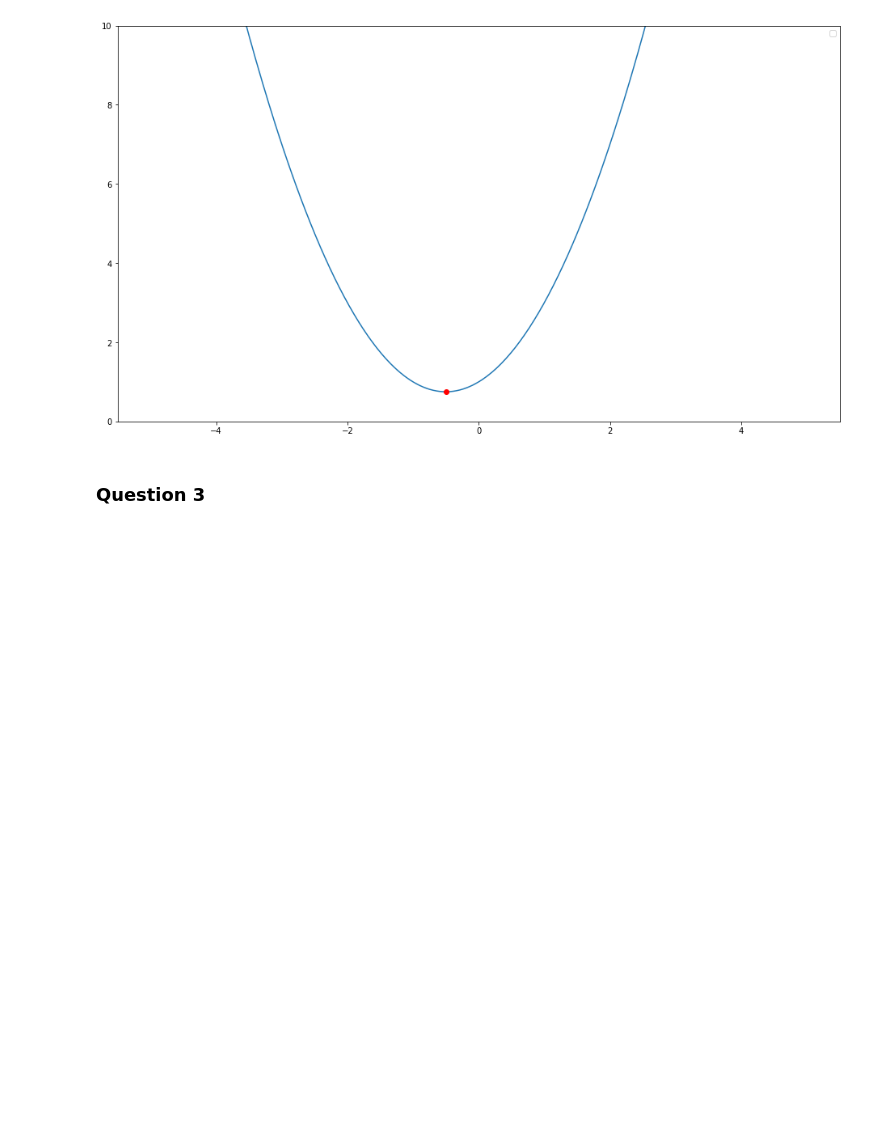
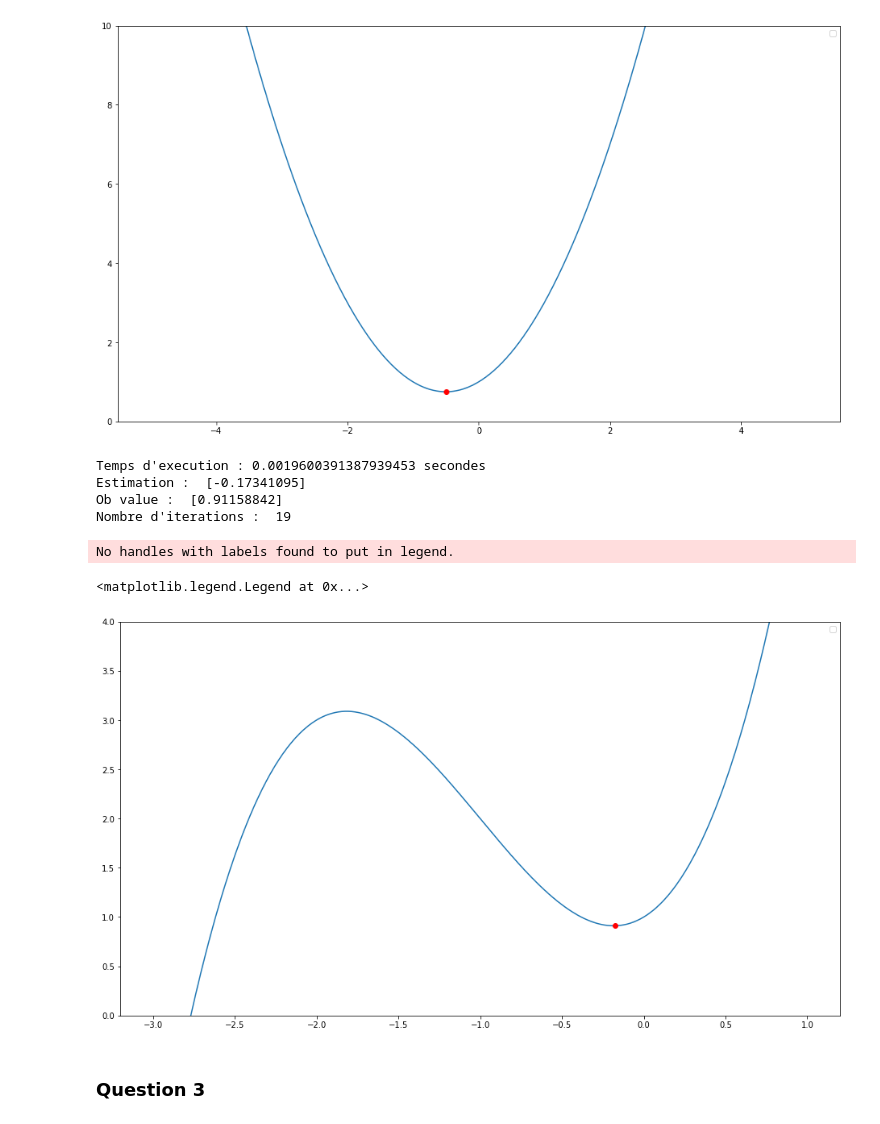
Before and after one commit to DaniGodin/ocvx, a Jupyter notebook: Code.ipynb, the cells around one changed output. Cells and saved outputs as stored; diff of their text form; code cells hidden in the pictures; blank space fills up the shorter version.

Commit message:
cubic_function added

```diff
--- a/Code.ipynb
+++ b/Code.ipynb
@@ -82,4 +82,17 @@ exp_1_d = {
 }
 
 exp_1 = test_function(**exp_1_d)
+# %%
+cubic_1_d = {
+    "name": "cubic_1",
+    "dim" : 1,
+    "nb_params" : 1,
+    "convex" : False,
+    "value" : (lambda x: np.power(x,3) + 3*np.square(x) + x + 1),
+    "grad"  : (lambda x: 3*np.square(x) + 6*x + 1),
+    "hess"  : (lambda x: 6*x + 6),
+    "HCN"   : 1
+}
+
+cubic_1 = test_function(**cubic_1_d)
 # %%
@@ -169,6 +182,30 @@ ax.legend()
 No handles with labels found to put in legend.
 <matplotlib.legend.Legend at 0x...>
 [figure]
+# %%
+start = time.time()
+newton_op_pt, newton_ob_val, newton_n_iter = newton(cubic_1, np.array(3))
+print("Temps d'execution : %s secondes" % (time.time() - start))
+print("Estimation : ", newton_op_pt)
+print("Ob value : ", newton_ob_val)
+print("Nombre d'iterations : ", newton_n_iter)
+# %% [output]
+Temps d'execution : 0.0019600391387939453 secondes
+Estimation :  [-0.17341095]
+Ob value :  [0.91158842]
+Nombre d'iterations :  19
+# %%
+fig, ax = plt.subplots(figsize=(16, 9))
+x = np.linspace(-3, 1, 400)
+ax.set_ylim(0, 4)
+ax.plot(x, cubic_1.value(x).flatten())
+#ax.set_title("Famille cubique en dimension 1")
+ax.plot([newton_op_pt], [newton_ob_val], 'ro')
+ax.legend()
+# %% [output]
+No handles with labels found to put in legend.
+<matplotlib.legend.Legend at 0x...>
+[figure, added]
 # %% [markdown]
 ### Question 3
 # %%
```
Also changed, not shown: parts of 3 cells of this notebook.
